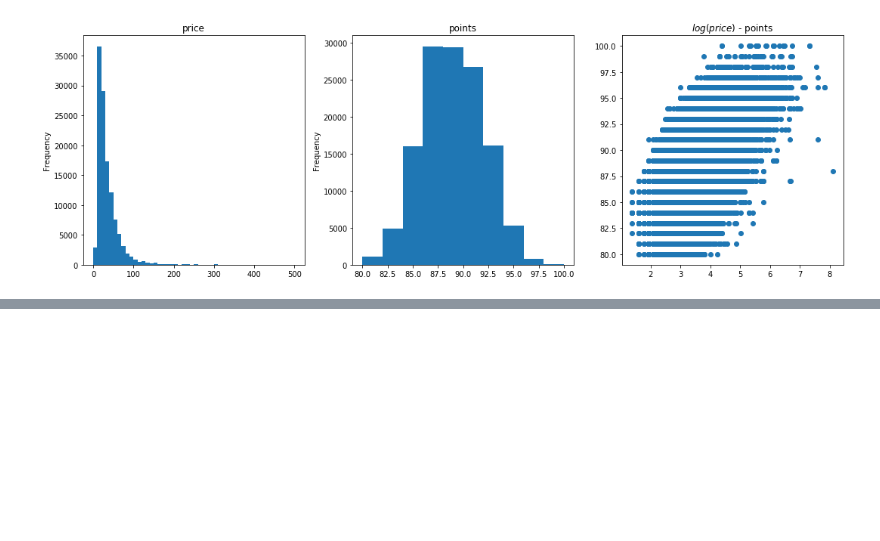
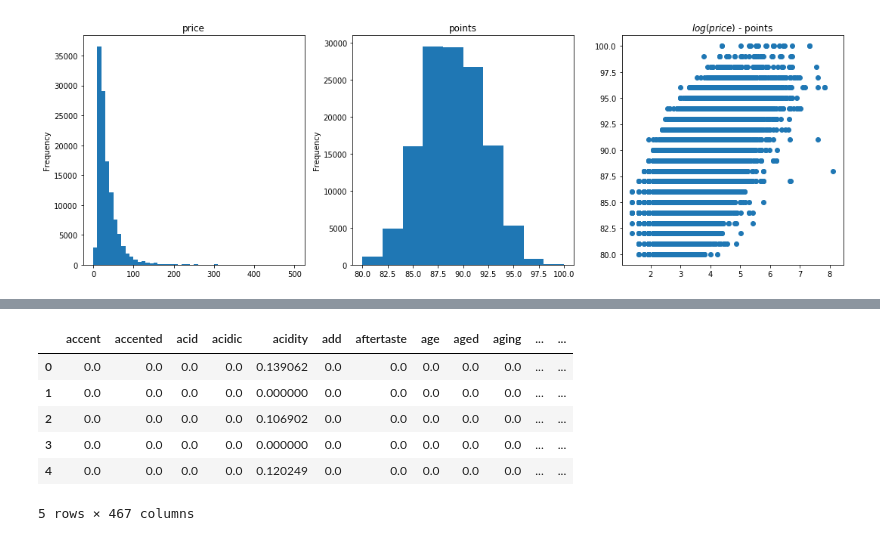
Before and after one commit to bpostance/learn_data_engineering, a Jupyter notebook: docker-compose/0_Analysis.ipynb, the cells around one changed output, grey strips where cells are left out. Saved outputs shown, nothing was run; the diff lists cells and outputs as text; code cells hidden in the pictures; blank space fills up the shorter version.

```diff
--- a/docker-compose/0_Analysis.ipynb
+++ b/docker-compose/0_Analysis.ipynb
@@ -196,0 +231,12 @@ Tart and snappy, the flavors of lime flesh and rind dominate. Some green pineapp
+# %%
+# df per category
+etna = tfidf_matrix[df.loc[df['region_1']=='Etna'].index,:].todense()
+pd.DataFrame(etna,columns=terms)[:5]
+# %% [output]
+|  | accent | accented | acid | acidic | acidity | add | aftertaste | age | aged | aging | ... | ... |
+| 0 | 0.0 | 0.0 | 0.0 | 0.0 | 0.139062 | 0.0 | 0.0 | 0.0 | 0.0 | 0.0 | ... | ... |
+| 1 | 0.0 | 0.0 | 0.0 | 0.0 | 0.000000 | 0.0 | 0.0 | 0.0 | 0.0 | 0.0 | ... | ... |
+| 2 | 0.0 | 0.0 | 0.0 | 0.0 | 0.106902 | 0.0 | 0.0 | 0.0 | 0.0 | 0.0 | ... | ... |
+| 3 | 0.0 | 0.0 | 0.0 | 0.0 | 0.000000 | 0.0 | 0.0 | 0.0 | 0.0 | 0.0 | ... | ... |
+| 4 | 0.0 | 0.0 | 0.0 | 0.0 | 0.120249 | 0.0 | 0.0 | 0.0 | 0.0 | 0.0 | ... | ... |
+5 rows × 467 columns
```
Also changed, not shown: parts of 19 cells of this notebook.
